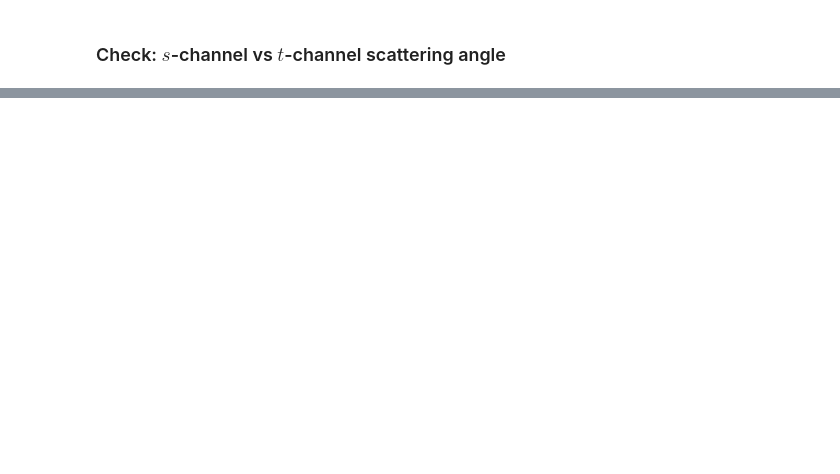
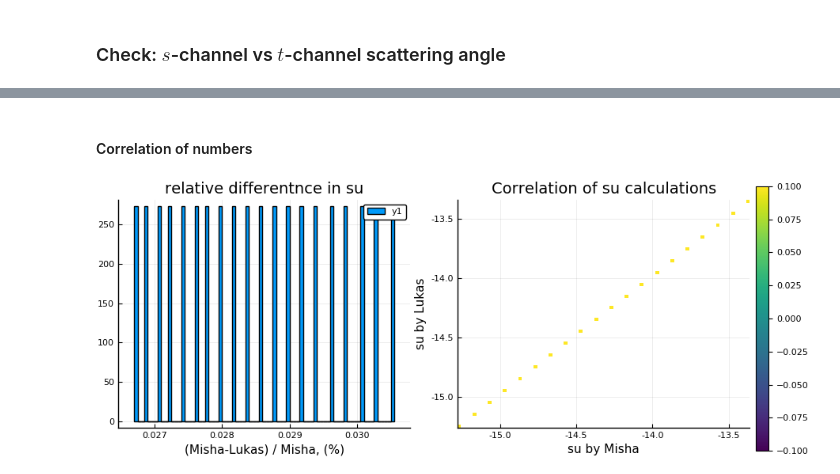
Before and after one commit to mmikhasenko/DeltaInPhotoProduction, a Jupyter notebook: Two-Meson-Photoproduction.ipynb, the cells around one changed output, grey strips where cells are left out. Saved outputs shown, nothing was run; the diff lists cells and outputs as text; code cells hidden in the pictures; blank space fills up the shorter version.

Commit message:
Updated notebook with Lukas datafile

```diff
--- a/Two-Meson-Photoproduction.ipynb
+++ b/Two-Meson-Photoproduction.ipynb
@@ -171,0 +182,2 @@ end
+# %%
+md = map(x->variables(x...),idata)
@@ -171,0 +204,2 @@ end
+# %%
+ld = map(x->Dict(:u=>(x[4],x[6])), [lldata[i,:] for i in 1:size(lldata,1)])
@@ -171,0 +224,11 @@ end
+# %% [markdown]
+#### Correlation of numbers
+# %%
+plot(layout=grid(1,2), size=(900,350),
+    histogram(100 .* (1.0 .- map(x->x[:u][1],ld) ./ map(x->x[:u][1],md)), bins=100,
+        title = "relative differentnce in su", xlab="(Misha-Lukas) / Misha, (%)"),
+    histogram2d(map(x->x[:u][1],md),map(x->x[:u][1],ld), bins=100, c=:viridis,
+        title="Correlation of su calculations", xlab="su by Misha", ylab="su by Lukas")
+    )
+# %% [output]
+[figure, added]
```
Also changed, not shown: parts of 16 cells of this notebook, 1 other file.
